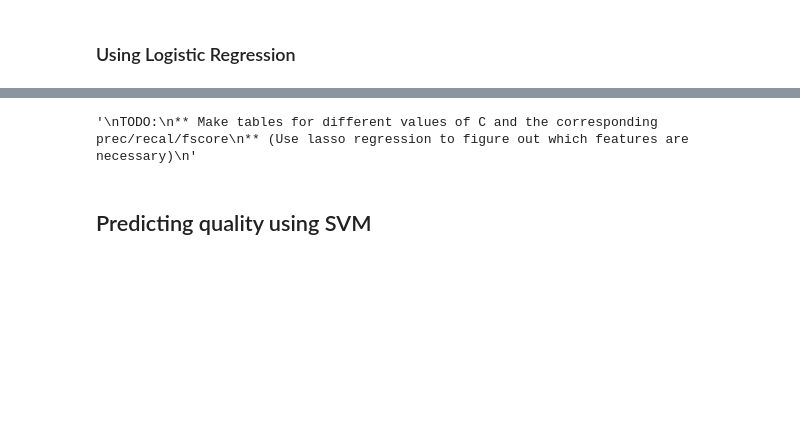
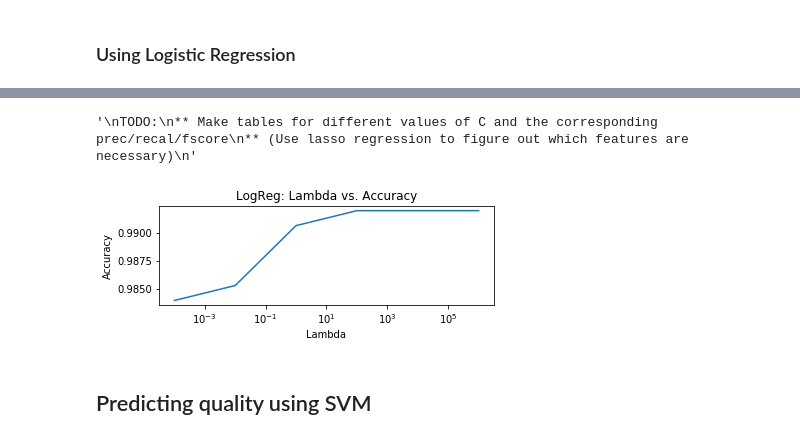
Before and after one commit to jonnysassoon/Mark-and-Jonny-ML-Project, a Jupyter notebook: Predicting Wine Type.ipynb, the cells around one changed output, grey strips where cells are left out. Cells and saved outputs as stored; diff of their text form; code cells hidden in the pictures; blank space fills up the shorter version.

Commit message:
Rounded initial statistics and but LogReg results in function

```diff
--- a/Predicting Wine Type.ipynb
+++ b/Predicting Wine Type.ipynb
@@ -241,21 +241,15 @@ def runLogReg(x_train, y_train, x_test, y_test, lamb = 10000000):
 TODO:
 ** turn this into a dictionary of values like done before
 """
-c = [.0001, .01, 1, 100, 10000, 1000000]
-accuracies = []
-for lamVal in c:
-    print("For lamba = " + str(lamVal))
-    w, w0, acc, prec , recal , fscore, _ = runLogReg(x_train, y_train, x_test, y_test, lamb = lamVal)
-    accuracies.append(acc)
-    print("\tW-vector: " + str(w[0]))
-    print("\tw0: " + str(w0[0]))
-    print("\tAcc: " + str(acc))
-    print("\tPrecision: " + str(prec))
-    print("\tRecall: " + str(recal))
-    print("\tfscore: " + str(fscore))
-
-plt.plot(c, accuracies)
-#TODO: plot accuracy vs c
-# NOTES for the future:
-# make tables for different values of C and the corresponding prec/recal/fscore
-# use lasso regression to figure out which features are necessary
+def get_results(x_train, y_train, x_test, y_test, Cs = [.0001, .01, 1, 100, 10000, 1000000]):
+    results = dict()
+    for lamVal in Cs:
+        results[lamVal] = dict()
+        w, w0, acc, prec , recal , fscore, _ = runLogReg(x_train, y_train, x_test, y_test, lamb = lamVal)
+        results[lamVal]["w"] = w
+        results[lamVal]["w0"] = w0
+        results[lamVal]["acc"] = acc
+        results[lamVal]["prec"] = prec
+        results[lamVal]["recal"] = recal
+        results[lamVal]["fscore"] = fscore
+    return results
@@ -282,11 +256,18 @@ For lamba = 0.01
 # %%
+res = get_results(x_train, y_train, x_test, y_test)
+plt.figure().add_subplot(2, 1, 1).set_xscale("log")
+plt.plot(res.keys(), [res[c]["acc"] for c in res.keys()])
+plt.title("LogReg: Lambda vs. Accuracy")
+plt.xlabel("Lambda")
+plt.ylabel("Accuracy")
 """
 TODO:
 ** Make tables for different values of C and the corresponding prec/recal/fscore
 ** (Use lasso regression to figure out which features are necessary)
 """
 # %% [output]
 '\nTODO:\n** Make tables for different values of C and the corresponding prec/recal/fscore\n** (Use lasso regression to figure out which features are necessary)\n'
+[figure, added]
 # %% [markdown]
 ## Predicting quality using SVM
 # %%
```
Also changed, not shown: parts of 1 cell of this notebook.
